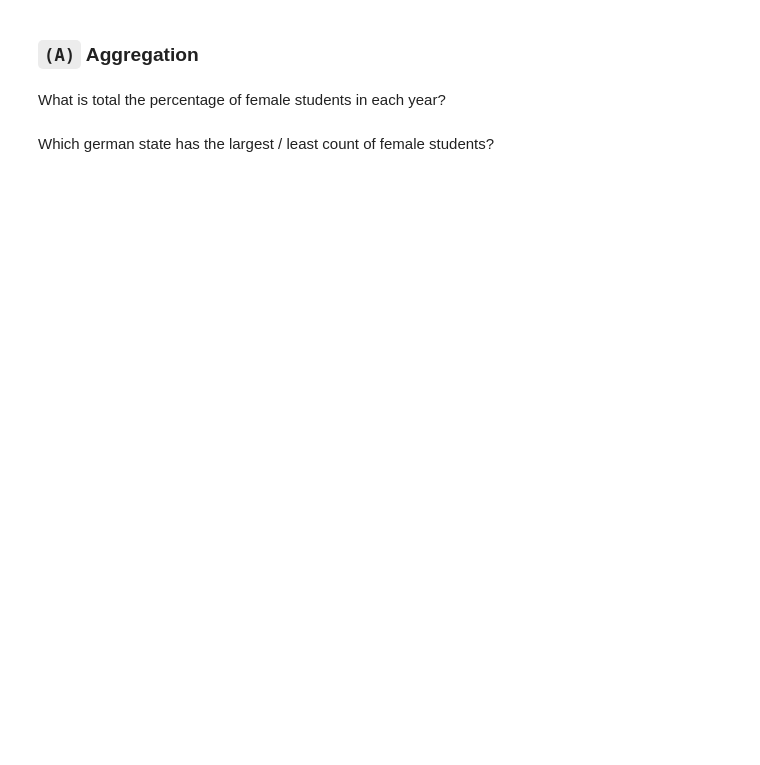
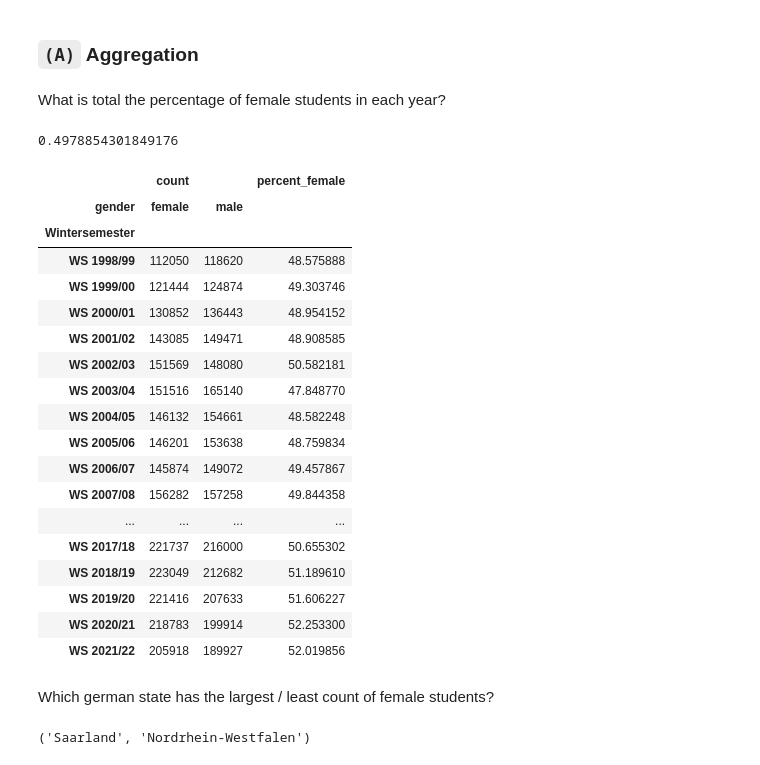
Before and after one commit to TimJoest/Datascience_2, a Jupyter notebook: MNM/Vorlesung/Pandas/10_recap/First-Year-Students_solutions.ipynb, the cells around one changed output. Saved outputs shown, nothing was run; the diff lists cells and outputs as text; code cells hidden in the pictures; blank space fills up the shorter version.

```diff
--- a/MNM/Vorlesung/Pandas/10_recap/First-Year-Students_solutions.ipynb
+++ b/MNM/Vorlesung/Pandas/10_recap/First-Year-Students_solutions.ipynb
@@ -117,12 +222,60 @@ Things to consider when making the plot:
 # %% [markdown]
 What is total the percentage of female students in each  year?
 # %%
-...
+(
+    df_s.query("gender == 'female'")
+    ['count']
+    .sum()
+) / (
+    df_s['count'].sum()
+)
+# %% [output]
+0.4978854301849176
 # %%
-...
+(
+    df_s.groupby(['Wintersemester', 'gender'])
+    .sum(numeric_only=True)
+    .unstack()
+    .assign(percent_female=lambda df_: df_[('count', 'female')] * 100 / df_.sum(axis=1))
+)
+# %% [output]
+|  | count |  | percent_female |
+| gender | female | male |  |
+| Wintersemester |  |  |  |
+| WS 1998/99 | 112050 | 118620 | 48.575888 |
+| WS 1999/00 | 121444 | 124874 | 49.303746 |
+| WS 2000/01 | 130852 | 136443 | 48.954152 |
+| WS 2001/02 | 143085 | 149471 | 48.908585 |
+| WS 2002/03 | 151569 | 148080 | 50.582181 |
+| WS 2003/04 | 151516 | 165140 | 47.848770 |
+| WS 2004/05 | 146132 | 154661 | 48.582248 |
+| WS 2005/06 | 146201 | 153638 | 48.759834 |
+| WS 2006/07 | 145874 | 149072 | 49.457867 |
+| WS 2007/08 | 156282 | 157258 | 49.844358 |
+| ... | ... | ... | ... |
+| WS 2017/18 | 221737 | 216000 | 50.655302 |
+| WS 2018/19 | 223049 | 212682 | 51.189610 |
+| WS 2019/20 | 221416 | 207633 | 51.606227 |
+| WS 2020/21 | 218783 | 199914 | 52.253300 |
+| WS 2021/22 | 205918 | 189927 | 52.019856 |
 # %% [markdown]
 Which german state has the largest / least count of female students?
 # %%
-...
+df_agg_female = (
+    df_s
+    .pivot_table(
+        index='Bundesland',
+        columns=['gender'],
+        values=['count'],
+        aggfunc=np.sum
+    )
+    [('count', 'female')]
+)
+
+df_agg_female
+
+df_agg_female.idxmin(), df_agg_female.idxmax()
+# %% [output]
+('Saarland', 'Nordrhein-Westfalen')
 # %%
 ...
```
Also changed, not shown: parts of 13 cells of this notebook, 2 other files.
